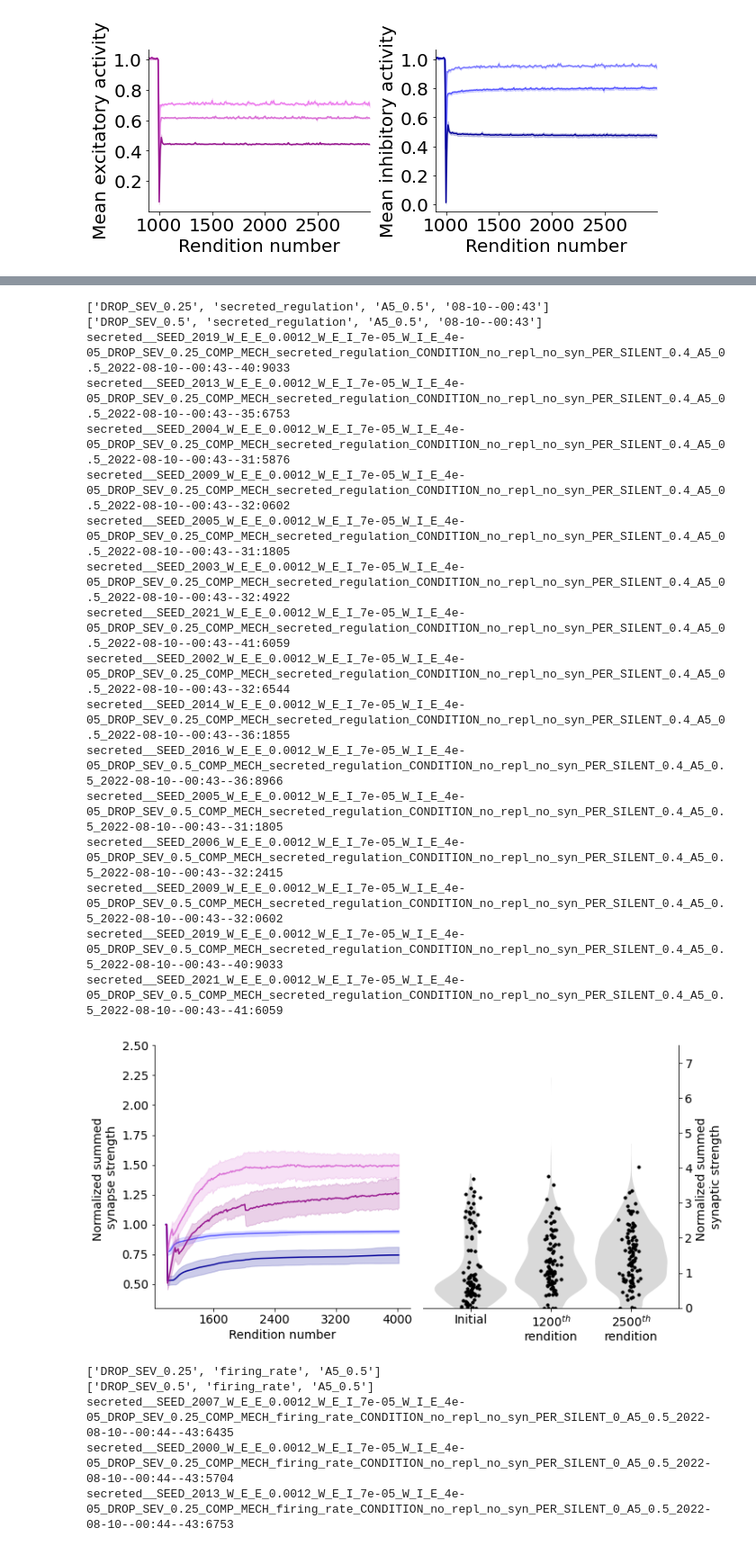
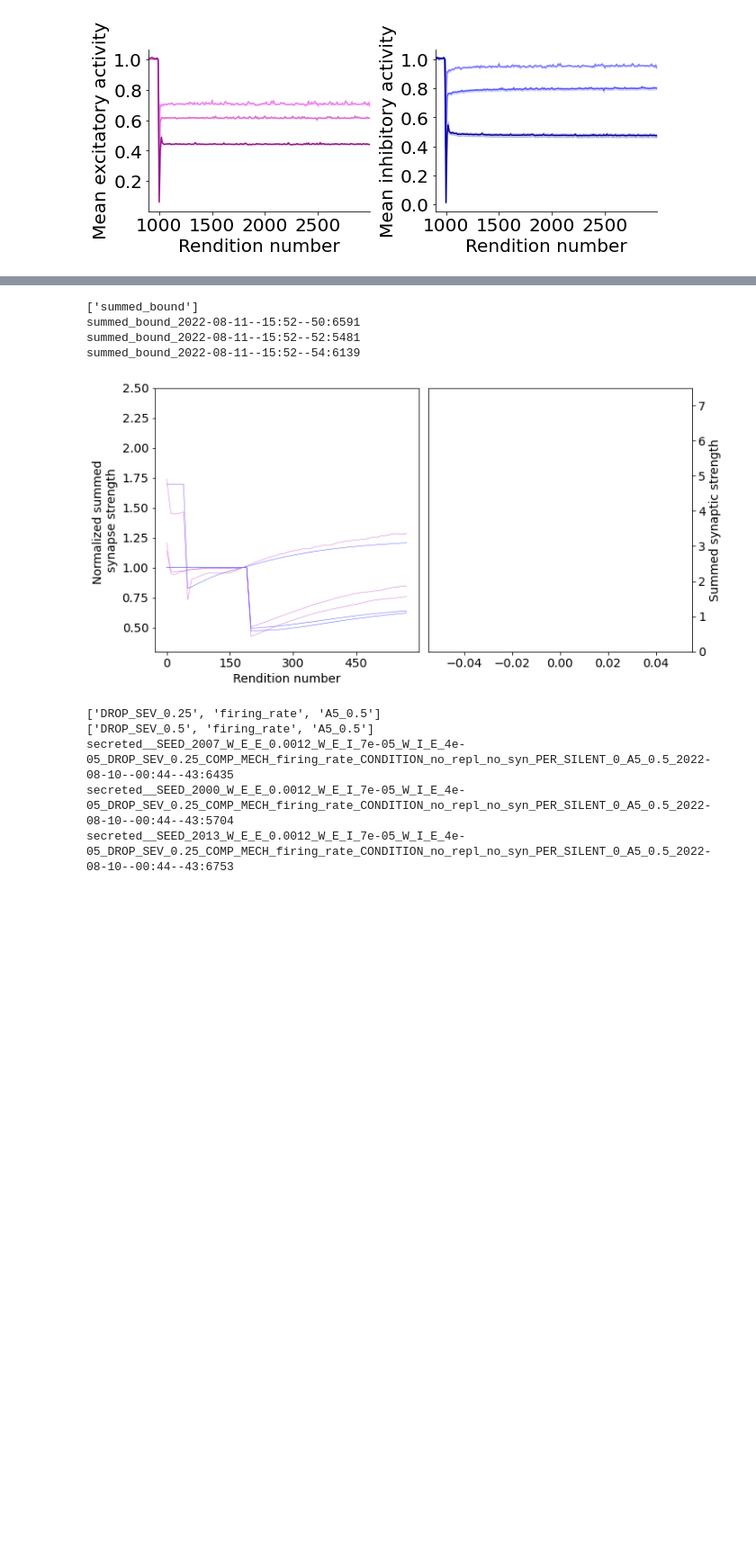
Before and after one commit to davidgbe/synfire_chain_growth, a Jupyter notebook: resilience_project_22_04_13/neurogenesis_+_heterosynaptic_comp_22_04_13/het_comp_triplet_stdp_secreted_rule_inh_08_09_22/nb.ipynb, the cells around one changed output, grey strips where cells are left out. Shown at 90% size. Cells and saved outputs as stored; diff of their text form; code cells hidden in the pictures; blank space fills up the shorter version.

```diff
--- a/resilience_project_22_04_13/neurogenesis_+_heterosynaptic_comp_22_04_13/het_comp_triplet_stdp_secreted_rule_inh_08_09_22/nb.ipynb
+++ b/resilience_project_22_04_13/neurogenesis_+_heterosynaptic_comp_22_04_13/het_comp_triplet_stdp_secreted_rule_inh_08_09_22/nb.ipynb
@@ -639,8 +613,8 @@ def make_figure_2_plot(names, labels, condition_colors, n_excs=[450], file_name_
 
         count = 0
         for j, exp_dir_name in enumerate(exp_dir_names):
-            if exp_dir_name not in recovered_exp_names:
-                continue
+#             if exp_dir_name not in recovered_exp_names:
+#                 continue
 #             if count >= 3:
 #                 continue
             count += 1
@@ -678,8 +652,8 @@ def make_figure_2_plot(names, labels, condition_colors, n_excs=[450], file_name_
             all_weights_for_dir_name.append(all_mean_incoming_summed_weights)
             all_weights_e_i_for_dir_name.append(all_mean_incoming_summed_weights_e_i)
 
-#                 axs[0].plot(timepoints[:len(all_mean_incoming_summed_weights)] * 10, all_mean_incoming_summed_weights, color=condition_colors[idx][0], lw=0.5, zorder=-1)
-#                 axs[1].plot(timepoints[:len(all_mean_incoming_summed_weights_e_i)] * 10, all_mean_incoming_summed_weights_e_i, color=condition_colors[idx][1], lw=0.5, zorder=-1)
+            axs[0].plot(timepoints[:len(all_mean_incoming_summed_weights)], all_mean_incoming_summed_weights, color=condition_colors[idx][0], lw=0.5, zorder=-1)
+            axs[1].plot(timepoints[:len(all_mean_incoming_summed_weights_e_i)], all_mean_incoming_summed_weights_e_i, color=condition_colors[idx][1], lw=0.5, zorder=-1)
 
 
         if len(all_weights_for_dir_name) == 0:
@@ -693,18 +667,18 @@ def make_figure_2_plot(names, labels, condition_colors, n_excs=[450], file_name_
         y_disp = vertical_spacing * idx
         trimmed_timepoints = timepoints[:len(e_e_means)]
 
-        axs[0].fill_between(
-            trimmed_timepoints,
-            e_e_means - e_e_sems + y_disp,
-            e_e_means + e_e_sems + y_disp,
-            color=condition_colors[idx][0], alpha=0.2, zorder=0)
-        axs[0].plot(trimmed_timepoints, e_e_means + y_disp, lw=1.5, color=condition_colors[idx][0], label=labels[idx], zorder=0)
-        axs[1].fill_between(
-            trimmed_timepoints,
-            e_i_means - e_i_sems + y_disp,
-            e_i_means + e_i_sems + y_disp,
-            color=condition_colors[idx][1], alpha=0.2, zorder=-1)
-        axs[1].plot(trimmed_timepoints, e_i_means + y_disp, lw=1.5, color=condition_colors[idx][1], label=labels[idx], zorder=-1)
+#         axs[0].fill_between(
+#             trimmed_timepoints,
+#             e_e_means - e_e_sems + y_disp,
+#             e_e_means + e_e_sems + y_disp,
+#             color=condition_colors[idx][0], alpha=0.2, zorder=0)
+#         axs[0].plot(trimmed_timepoints, e_e_means + y_disp, lw=1.5, color=condition_colors[idx][0], label=labels[idx], zorder=0)
+#         axs[1].fill_between(
+#             trimmed_timepoints,
+#             e_i_means - e_i_sems + y_disp,
+#             e_i_means + e_i_sems + y_disp,
+#             color=condition_colors[idx][1], alpha=0.2, zorder=-1)
+#         axs[1].plot(trimmed_timepoints, e_i_means + y_disp, lw=1.5, color=condition_colors[idx][1], label=labels[idx], zorder=-1)
 
         if ylabel1 is None:
             axs[0].set_ylabel(r'Mean E$\rightarrow$E summed' + '\nsynapse strength')
@@ -762,8 +736,8 @@ def extract_weight_dist_stats(names, recovered_exp_names, timepoints, n_exc=300,
         weight_bins = [[] for t in timepoints]
 
         for j, exp_dir_name in enumerate(exp_dir_names):
-            if exp_dir_name not in recovered_exp_names:
-                continue
+#             if exp_dir_name not in recovered_exp_names:
+#                 continue
             print(exp_dir_name)
 
             t_ctr = 0
@@ -821,0 +782,4 @@ secreted__SEED_2014_W_E_E_0.0012_W_E_I_7e-05_W_I_E_4e-05_DROP_SEV_0.25_COMP_MECH
+# %%
+all_weight_dist_info_1 = extract_weight_dist_stats([
+    ['summed_bound'],
+], [], [300, 600, 1200], n_exc=200)
@@ -906,28 +855,14 @@ def make_interpolated_violin_plot_and_weight_traj(all_weight_dist_info, names, d
             save_fig(fig, './figures/paper/weight_trajectories', f'{k}.svg')
 # %%
 make_interpolated_violin_plot_and_weight_traj(all_weight_dist_info_1, [
-    ['DROP_SEV_0.25', 'secreted_regulation', 'A5_0.5', '08-10--00:43'],
-    ['DROP_SEV_0.5', 'secreted_regulation', 'A5_0.5', '08-10--00:43'],
-], dist_timepoints=[990, 1500, 4000], n_excs=[200, 200, 200], ylim=(0, 7.5), ylim2=(0.3, 2.5))
+    ['summed_bound']
+], dist_timepoints=np.arange(0, 590, 10), n_excs=[200, 200, 200], ylim=(0, 7.5), ylim2=(0.3, 2.5))
 # %% [output]
-['DROP_SEV_0.25', 'secreted_regulation', 'A5_0.5', '08-10--00:43']
-['DROP_SEV_0.5', 'secreted_regulation', 'A5_0.5', '08-10--00:43']
-secreted__SEED_2019_W_E_E_0.0012_W_E_I_7e-05_W_I_E_4e-05_DROP_SEV_0.25_COMP_MECH_secreted_regulation_CONDITION_no_repl_no_syn_PER_SILENT_0.4_A5_0.5_2022-08-10--00:43--40:9033
-secreted__SEED_2013_W_E_E_0.0012_W_E_I_7e-05_W_I_E_4e-05_DROP_SEV_0.25_COMP_MECH_secreted_regulation_CONDITION_no_repl_no_syn_PER_SILENT_0.4_A5_0.5_2022-08-10--00:43--35:6753
-secreted__SEED_2004_W_E_E_0.0012_W_E_I_7e-05_W_I_E_4e-05_DROP_SEV_0.25_COMP_MECH_secreted_regulation_CONDITION_no_repl_no_syn_PER_SILENT_0.4_A5_0.5_2022-08-10--00:43--31:5876
-secreted__SEED_2009_W_E_E_0.0012_W_E_I_7e-05_W_I_E_4e-05_DROP_SEV_0.25_COMP_MECH_secreted_regulation_CONDITION_no_repl_no_syn_PER_SILENT_0.4_A5_0.5_2022-08-10--00:43--32:0602
-secreted__SEED_2005_W_E_E_0.0012_W_E_I_7e-05_W_I_E_4e-05_DROP_SEV_0.25_COMP_MECH_secreted_regulation_CONDITION_no_repl_no_syn_PER_SILENT_0.4_A5_0.5_2022-08-10--00:43--31:1805
-secreted__SEED_2003_W_E_E_0.0012_W_E_I_7e-05_W_I_E_4e-05_DROP_SEV_0.25_COMP_MECH_secreted_regulation_CONDITION_no_repl_no_syn_PER_SILENT_0.4_A5_0.5_2022-08-10--00:43--32:4922
-secreted__SEED_2021_W_E_E_0.0012_W_E_I_7e-05_W_I_E_4e-05_DROP_SEV_0.25_COMP_MECH_secreted_regulation_CONDITION_no_repl_no_syn_PER_SILENT_0.4_A5_0.5_2022-08-10--00:43--41:6059
-secreted__SEED_2002_W_E_E_0.0012_W_E_I_7e-05_W_I_E_4e-05_DROP_SEV_0.25_COMP_MECH_secreted_regulation_CONDITION_no_repl_no_syn_PER_SILENT_0.4_A5_0.5_2022-08-10--00:43--32:6544
-secreted__SEED_2014_W_E_E_0.0012_W_E_I_7e-05_W_I_E_4e-05_DROP_SEV_0.25_COMP_MECH_secreted_regulation_CONDITION_no_repl_no_syn_PER_SILENT_0.4_A5_0.5_2022-08-10--00:43--36:1855
-secreted__SEED_2016_W_E_E_0.0012_W_E_I_7e-05_W_I_E_4e-05_DROP_SEV_0.5_COMP_MECH_secreted_regulation_CONDITION_no_repl_no_syn_PER_SILENT_0.4_A5_0.5_2022-08-10--00:43--36:8966
-secreted__SEED_2005_W_E_E_0.0012_W_E_I_7e-05_W_I_E_4e-05_DROP_SEV_0.5_COMP_MECH_secreted_regulation_CONDITION_no_repl_no_syn_PER_SILENT_0.4_A5_0.5_2022-08-10--00:43--31:1805
-secreted__SEED_2006_W_E_E_0.0012_W_E_I_7e-05_W_I_E_4e-05_DROP_SEV_0.5_COMP_MECH_secreted_regulation_CONDITION_no_repl_no_syn_PER_SILENT_0.4_A5_0.5_2022-08-10--00:43--32:2415
-secreted__SEED_2009_W_E_E_0.0012_W_E_I_7e-05_W_I_E_4e-05_DROP_SEV_0.5_COMP_MECH_secreted_regulation_CONDITION_no_repl_no_syn_PER_SILENT_0.4_A5_0.5_2022-08-10--00:43--32:0602
-secreted__SEED_2019_W_E_E_0.0012_W_E_I_7e-05_W_I_E_4e-05_DROP_SEV_0.5_COMP_MECH_secreted_regulation_CONDITION_no_repl_no_syn_PER_SILENT_0.4_A5_0.5_2022-08-10--00:43--40:9033
-secreted__SEED_2021_W_E_E_0.0012_W_E_I_7e-05_W_I_E_4e-05_DROP_SEV_0.5_COMP_MECH_secreted_regulation_CONDITION_no_repl_no_syn_PER_SILENT_0.4_A5_0.5_2022-08-10--00:43--41:6059
+['summed_bound']
+summed_bound_2022-08-11--15:52--50:6591
+summed_bound_2022-08-11--15:52--52:5481
+summed_bound_2022-08-11--15:52--54:6139
-[figure, old version]
+[figure, new version]
 # %%
 make_interpolated_violin_plot_and_weight_traj(all_weight_dist_info_2, [
     ['DROP_SEV_0.25', 'firing_rate', 'A5_0.5'],
```
Also changed, not shown: parts of 10 cells of this notebook, 3 other files.
